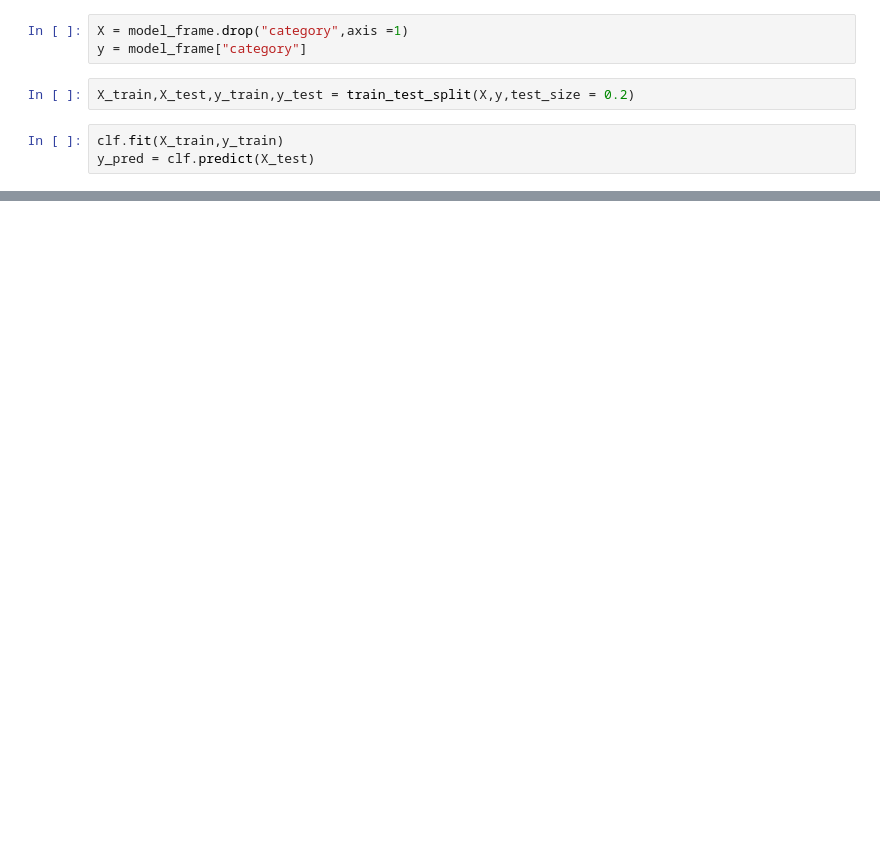
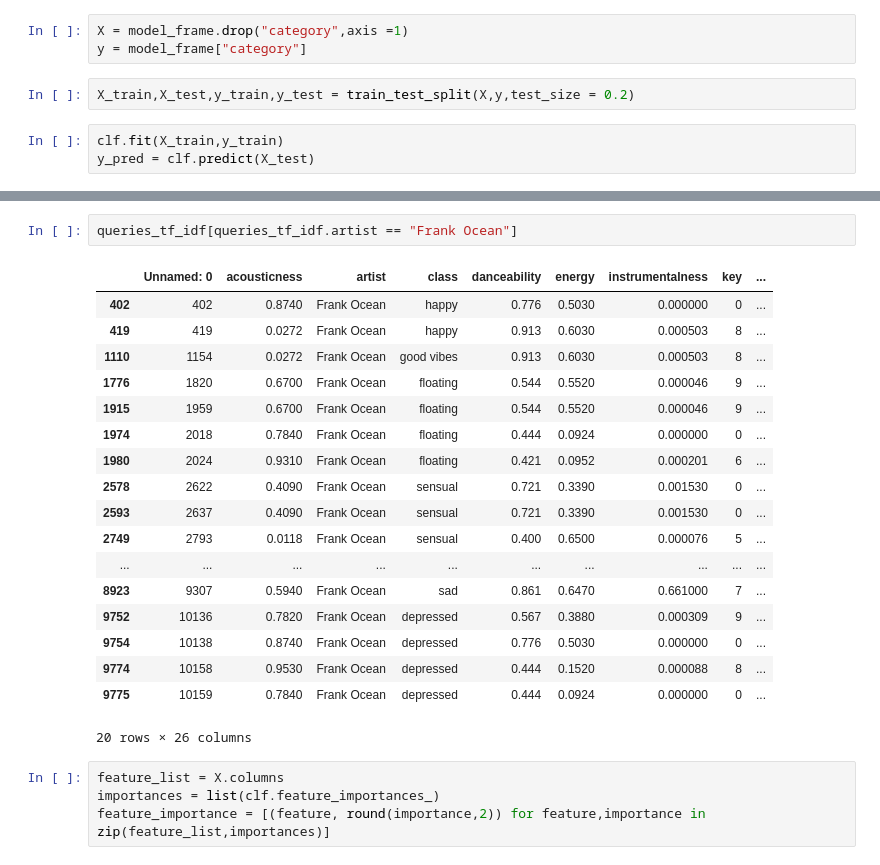
Before and after one commit to sulayman-ali/MusicMood, a Jupyter notebook: notebooks/EDA.ipynb, the cells around one changed output, grey strips where cells are left out. Cells and saved outputs as stored; diff of their text form; blank space fills up the shorter version.

```diff
--- a/notebooks/EDA.ipynb
+++ b/notebooks/EDA.ipynb
@@ -211,0 +234,25 @@ df
+# %%
+queries_tf_idf[queries_tf_idf.artist == "Frank Ocean"]
+# %% [output]
+|  | Unnamed: 0 | acousticness | artist | class | danceability | energy | instrumentalness | key | ... |
+| 402 | 402 | 0.8740 | Frank Ocean | happy | 0.776 | 0.5030 | 0.000000 | 0 | ... |
+| 419 | 419 | 0.0272 | Frank Ocean | happy | 0.913 | 0.6030 | 0.000503 | 8 | ... |
+| 1110 | 1154 | 0.0272 | Frank Ocean | good vibes | 0.913 | 0.6030 | 0.000503 | 8 | ... |
+| 1776 | 1820 | 0.6700 | Frank Ocean | floating | 0.544 | 0.5520 | 0.000046 | 9 | ... |
+| 1915 | 1959 | 0.6700 | Frank Ocean | floating | 0.544 | 0.5520 | 0.000046 | 9 | ... |
+| 1974 | 2018 | 0.7840 | Frank Ocean | floating | 0.444 | 0.0924 | 0.000000 | 0 | ... |
+| 1980 | 2024 | 0.9310 | Frank Ocean | floating | 0.421 | 0.0952 | 0.000201 | 6 | ... |
+| 2578 | 2622 | 0.4090 | Frank Ocean | sensual | 0.721 | 0.3390 | 0.001530 | 0 | ... |
+| 2593 | 2637 | 0.4090 | Frank Ocean | sensual | 0.721 | 0.3390 | 0.001530 | 0 | ... |
+| 2749 | 2793 | 0.0118 | Frank Ocean | sensual | 0.400 | 0.6500 | 0.000076 | 5 | ... |
+| ... | ... | ... | ... | ... | ... | ... | ... | ... | ... |
+| 8923 | 9307 | 0.5940 | Frank Ocean | sad | 0.861 | 0.6470 | 0.661000 | 7 | ... |
+| 9752 | 10136 | 0.7820 | Frank Ocean | depressed | 0.567 | 0.3880 | 0.000309 | 9 | ... |
+| 9754 | 10138 | 0.8740 | Frank Ocean | depressed | 0.776 | 0.5030 | 0.000000 | 0 | ... |
+| 9774 | 10158 | 0.9530 | Frank Ocean | depressed | 0.444 | 0.1520 | 0.000088 | 8 | ... |
+| 9775 | 10159 | 0.7840 | Frank Ocean | depressed | 0.444 | 0.0924 | 0.000000 | 0 | ... |
+20 rows × 26 columns
+# %%
+feature_list = X.columns
+importances = list(clf.feature_importances_)
+feature_importance = [(feature, round(importance,2)) for feature,importance in zip(feature_list,importances)]
```
Also changed, not shown: parts of 7 cells of this notebook, 4 other files.
